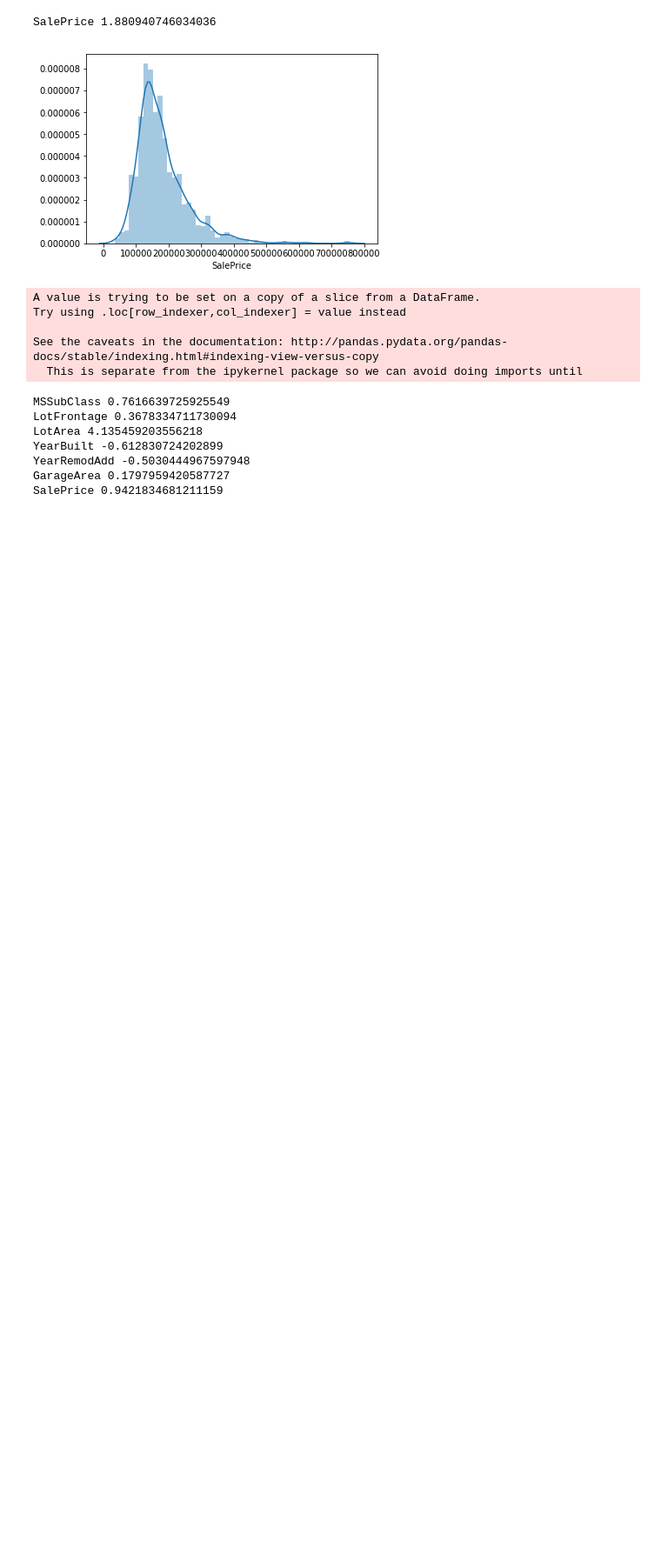
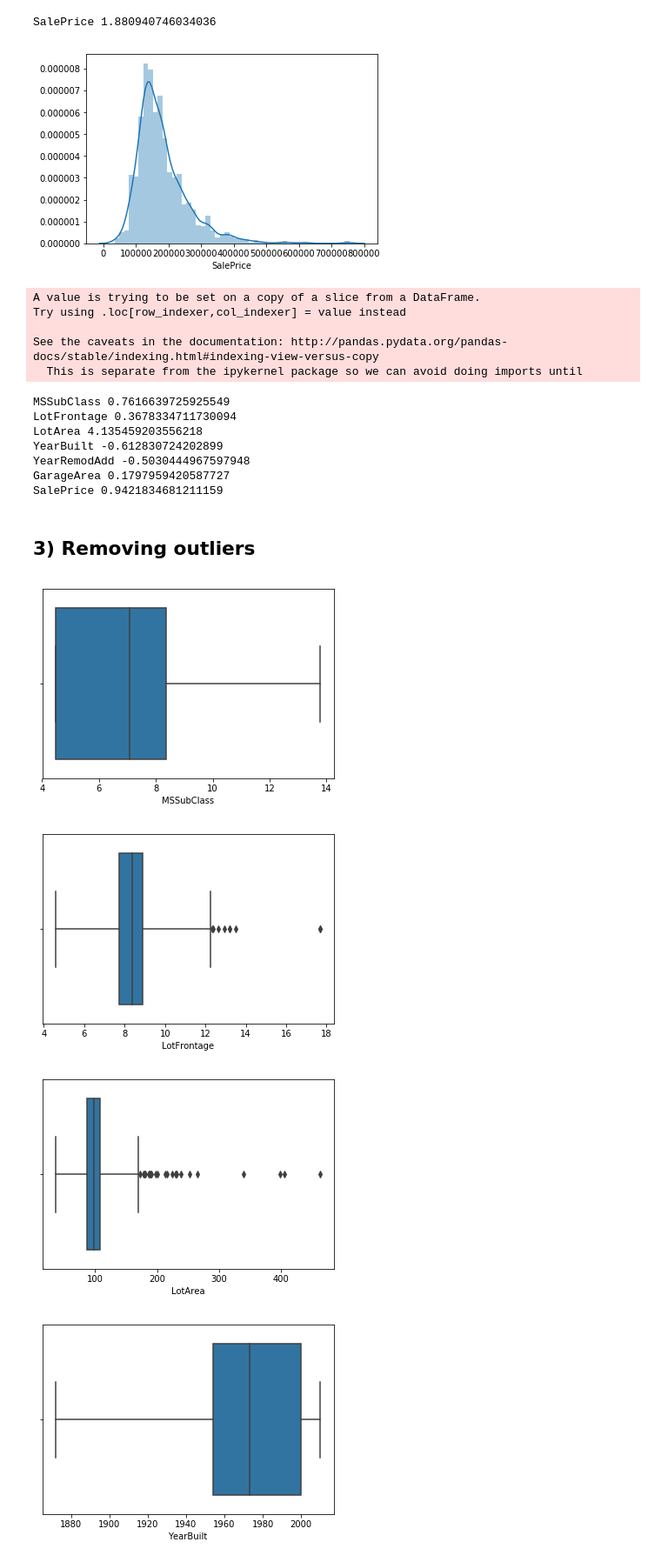
Before and after one commit to sukamal-ai/Machine_Learning_Cheat_Sheets, a Jupyter notebook: EDA and preprocessing.ipynb, the cells around one changed output. Shown at 87% size. Saved outputs shown, nothing was run; the diff lists cells and outputs as text; code cells hidden in the pictures; blank space fills up the shorter version.

```diff
--- a/EDA and preprocessing.ipynb
+++ b/EDA and preprocessing.ipynb
@@ -328,5 +332,3 @@ house_num.head()
-# %%
-house_num.set_index("Id",inplace=True)
 # %%
 house_num.head()
 # %% [output]
@@ -394,3 +396,15 @@ YearBuilt -0.612830724202899
 YearRemodAdd -0.5030444967597948
 GarageArea 0.1797959420587727
 SalePrice 0.9421834681211159
+# %% [markdown]
+## 3) Removing outliers
+# %%
+for col in house_num:
+    plt.figure()
+    sns.boxplot(data=house_num,x=col,whis=3)
+    plt.show()
+# %% [output]
+[figure, added]
+[figure, added]
+[figure, added]
+[figure, added]
```
Also changed, not shown: parts of 30 cells of this notebook.
